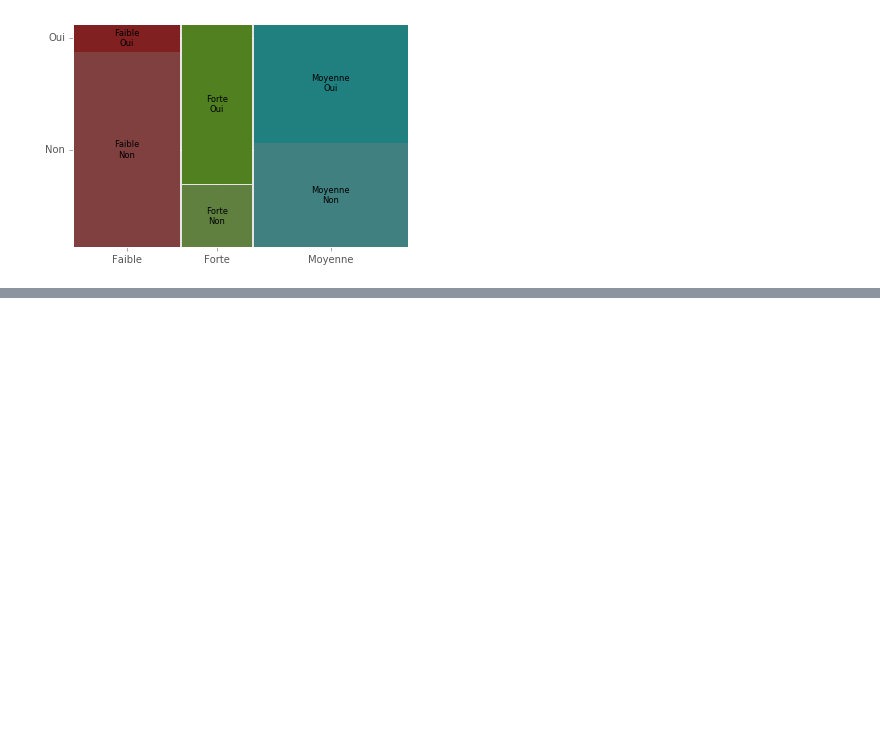
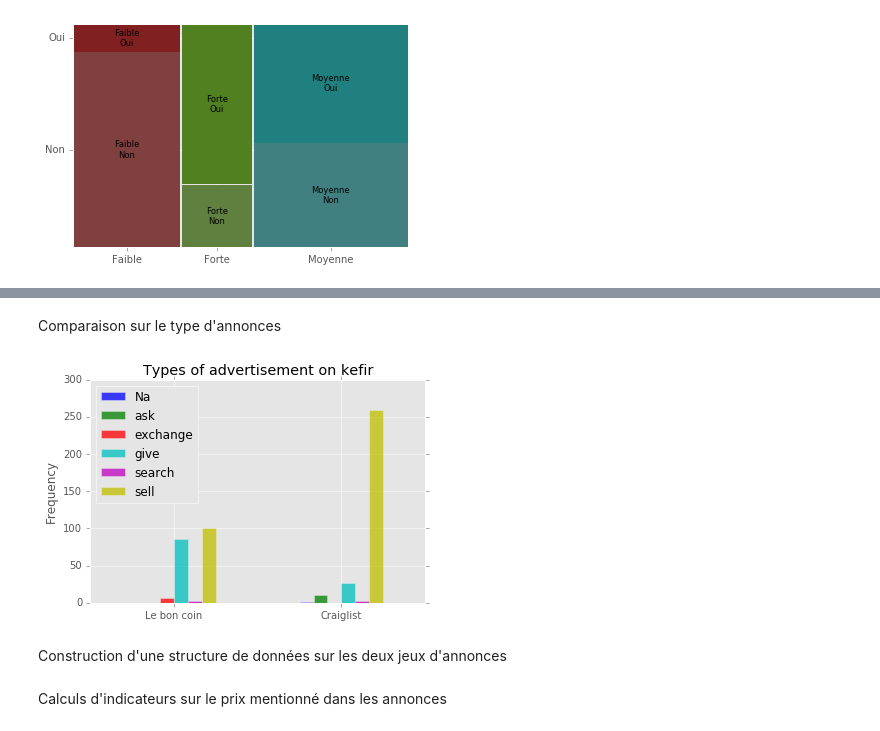
Before and after one commit to emilienschultz/researchnotebooks, a Jupyter notebook: Kefir-extract-web.ipynb, the cells around one changed output, grey strips where cells are left out. Drawn from its saved outputs; the diff is of its cells as text; code cells hidden in the pictures; blank space fills up the shorter version.

```diff
--- a/Kefir-extract-web.ipynb
+++ b/Kefir-extract-web.ipynb
@@ -332,0 +376,11 @@ a = mosaic(pd.crosstab(data["Produit"],data["Bienfaits"]).stack())
+# %% [markdown]
+Comparaison sur le type d'annonces
+# %%
+pd.DataFrame([lbc["transaction"].value_counts(),cl["transaction"].value_counts()],index=["Le bon coin","Craiglist"]).plot(kind="bar",alpha=0.75, rot=0)
+plt.title("Types of advertisement on kefir")
+plt.ylabel("Frequency")
+plt.savefig("kefir-type-advertisement.png",dpi=300)
+# %% [output]
+[figure, added]
+# %% [markdown]
+Construction d'une structure de données sur les deux jeux d'annonces
@@ -332,0 +394,2 @@ a = mosaic(pd.crosstab(data["Produit"],data["Bienfaits"]).stack())
+# %% [markdown]
+Calculs d'indicateurs sur le prix mentionné dans les annonces
```
Also changed, not shown: parts of 27 cells of this notebook.
